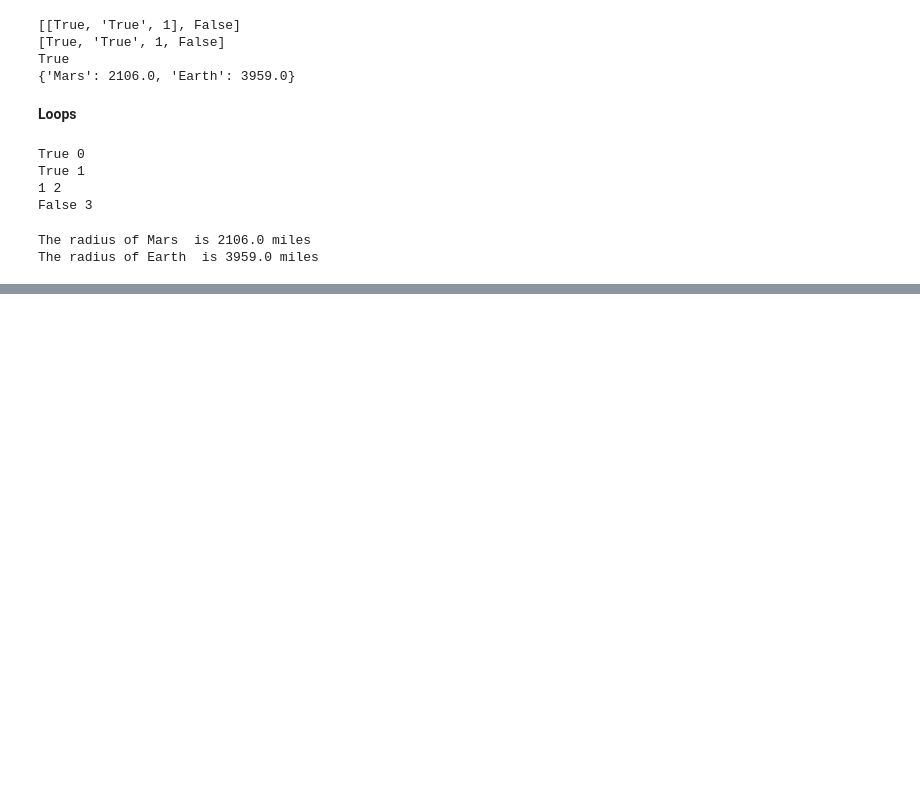
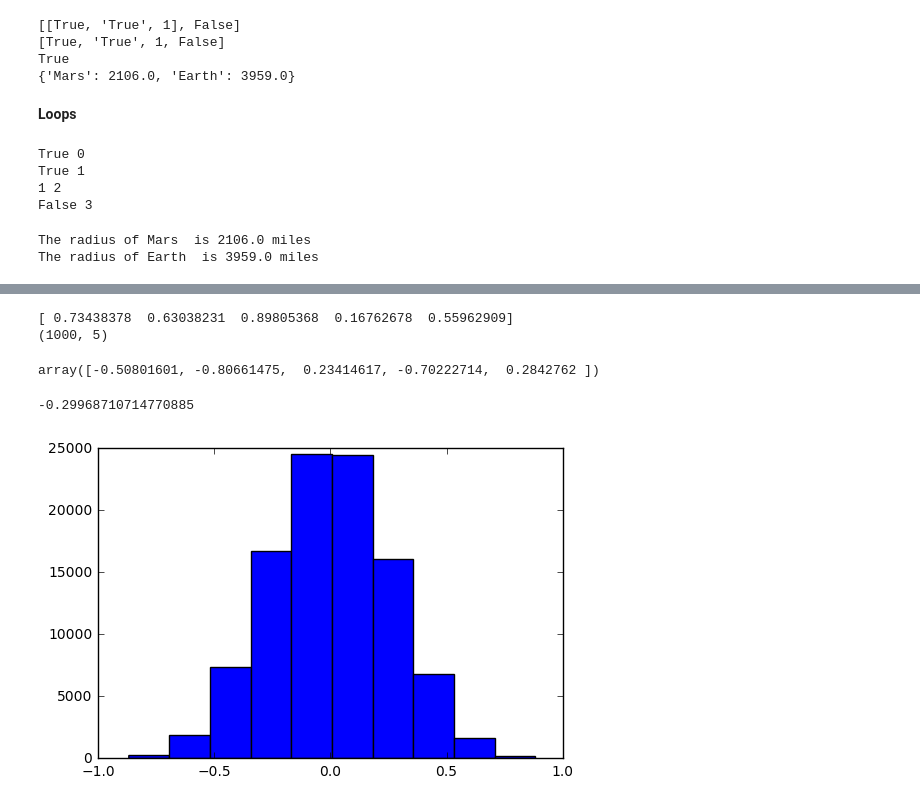
Before and after one commit to dhruvbalwada/data_science_exploration, a Jupyter notebook: basic_python.ipynb, the cells around one changed output, grey strips where cells are left out. Saved outputs shown, nothing was run; the diff lists cells and outputs as text; code cells hidden in the pictures; blank space fills up the shorter version.

```diff
--- a/basic_python.ipynb
+++ b/basic_python.ipynb
@@ -80,0 +89,30 @@ The radius of Earth  is 3959.0 miles
+# %%
+
+N=1000
+K=5
+X = np.random.random([N,K])
+# %%
+print(X[100,:])
+print(X.shape)
+# %% [output]
+[ 0.73438378  0.63038231  0.89805368  0.16762678  0.55962909]
+(1000, 5)
+# %%
+beta = 2 * (np.random.random(K) - 0.5) # the value 0.5 was broadcast to all the random numbers
+beta
+# %% [output]
+array([-0.50801601, -0.80661475,  0.23414617, -0.70222714,  0.2842762 ])
+# %%
+beta.mean()
+# %% [output]
+-0.29968710714770885
+# %%
+sims = 100000
+means = []
+for i in range(sims):
+    means.append(2*(np.random.random(K) - 0.5).mean())
+# %%
+plt.hist(means)
+plt.show()
+# %% [output]
+[figure, added]
```
Also changed, not shown: parts of 13 cells of this notebook.
